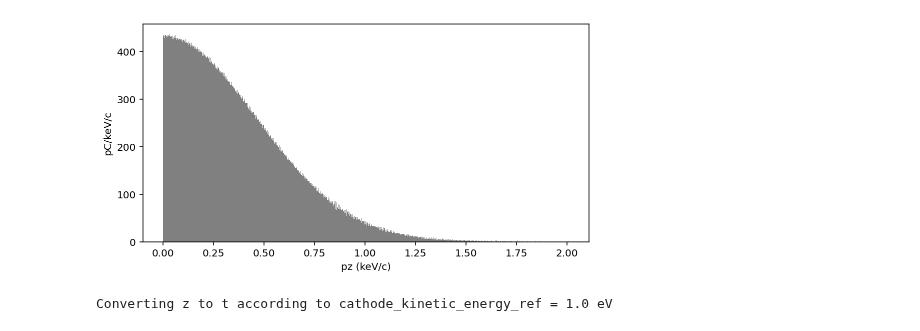
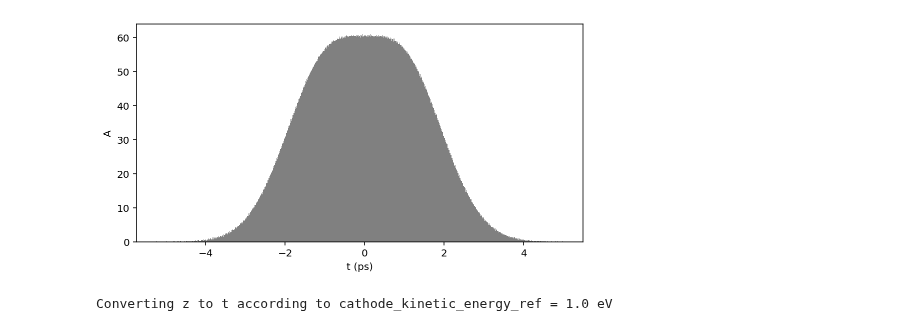
Before and after one commit to slaclab/lcls-lattice, a Jupyter notebook: distgen/models/cu_inj/distgen_cu_inj.ipynb, the cells around one changed output. Saved outputs shown, nothing was run; the diff lists cells and outputs as text; code cells hidden in the pictures.

Commit message:
New distgen for cu_inj with superposition Gaussians

```diff
--- a/distgen/models/cu_inj/distgen_cu_inj.ipynb
+++ b/distgen/models/cu_inj/distgen_cu_inj.ipynb
@@ -15,42 +15,52 @@ matplotlib.rcParams['figure.figsize'] = (8,4)
 # %%
 YAML="""
 n_particle: 100000
 random_type: hammersley
 
 start:
   type: cathode
   MTE:
     value: 414
     units: meV
 
 total_charge:
   value: 250
   units: pC
 
 r_dist:
   n_sigma_cutoff: 1.5
   sigma_xy:
     value: 0.4
     units: mm
   type: radial_gaussian
 
 t_dist:
-  type: tukey
-  length:
-    value: 7.5
-    units: ps
-  ratio:
-    value: 0.8
-    units: ''
+  type: superposition
+  dists:
+    d1:
+      type: gaussian
+      avg_t:
+        units: ps
+        value: -1
+      sigma_t:
+        units: ps
+        value: 1
+    d2:
+      type: gaussian
+      avg_t:
+        units: ps
+        value: 1
+      sigma_t:
+        units: ps
+        value: 1
+"""
 
-
-"""
 G = Generator(YAML)
 G.run()
 P1 = G.particles
-P1.plot('pz')
+P1.plot('t')
 # %% [output]
-[figure, old version]
+[figure, new version]
 # %%
 pfile = os.path.join(os.environ['LCLS_LATTICE'], 'impact/models/cu_inj/partcl.data')
 assert os.path.exists(pfile)
```
Also changed, not shown: parts of 2 cells of this notebook, 1 other file.
